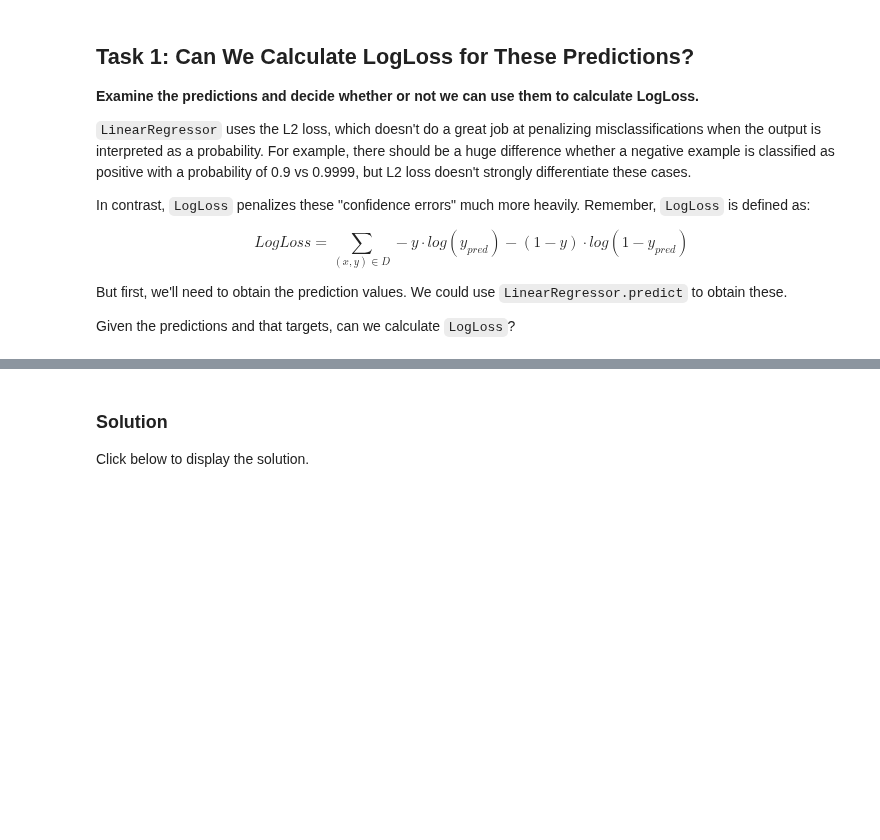
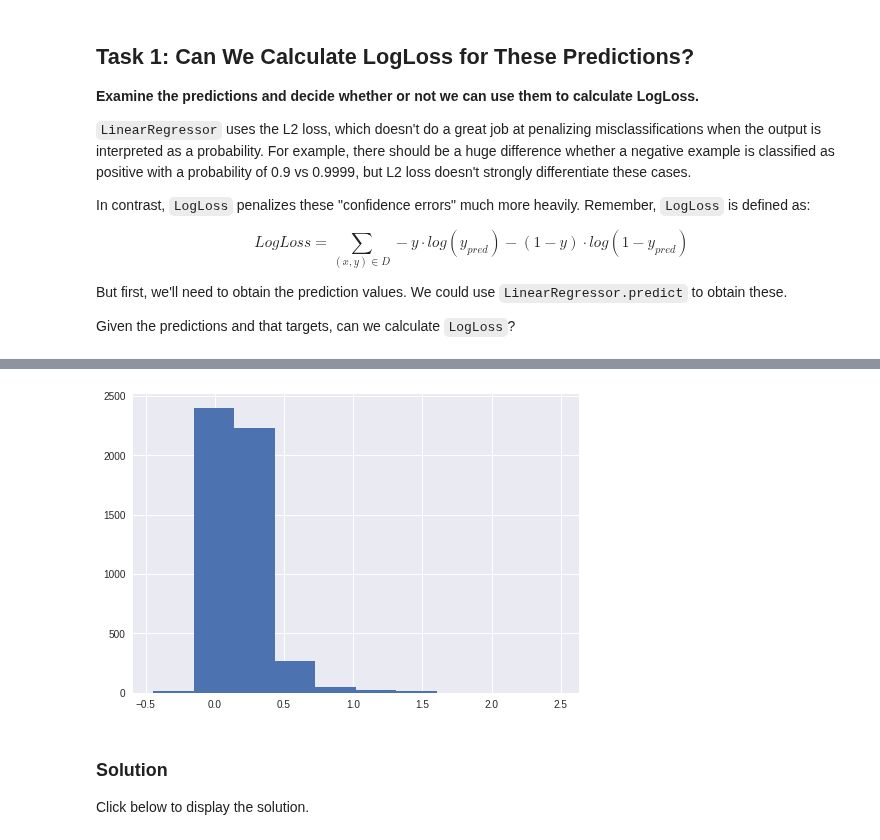
Before and after one commit to treziapov/ai, a Jupyter notebook: google-ml-crash-course/12-classification/logistic_regression.ipynb, the cells around one changed output, grey strips where cells are left out. Drawn from its saved outputs; the diff is of its cells as text; code cells hidden in the pictures; blank space fills up the shorter version.

```diff
--- a/google-ml-crash-course/12-classification/logistic_regression.ipynb
+++ b/google-ml-crash-course/12-classification/logistic_regression.ipynb
@@ -284,3 +340,28 @@ $$Log Loss = \sum_{(x,y)\in D} -y \cdot log(y_{pred}) - (1 - y) \cdot log(1 - y_
 But first, we'll need to obtain the prediction values. We could use `LinearRegressor.predict` to obtain these.
 
 Given the predictions and that targets, can we calculate `LogLoss`?
+# %%
+predict_validation_input_fn = lambda: my_input_fn(
+        validation_examples,
+        validation_targets["median_house_value_is_high"],
+        num_epochs=1,
+        shuffle=False
+)
+validation_predictions = linear_regressor.predict(input_fn=predict_validation_input_fn)
+validation_predictions = np.array([item["predictions"][0] for item in validation_predictions])
+
+log_loss = 0.0
+for ypred, ytarget in zip(validation_predictions, validation_targets["median_house_value_is_high"]):
+  if ypred <= 0.000000:
+    ypred = 0.01
+  if ypred >= 1.00000:
+    ypred = 0.9999
+  try:
+    log_loss += -1.0 * ytarget * log(ypred) - (1.0 - ytarget) * log(1.0 - ypred)
+  except:
+    print("Error with Prediction: " + str(ypred) + ", target: " + str(ytarget))
+    cotinue
+
+print("Log loss: " + str(log_loss))
+_ = plt.hist(validation_predictions)
+# %% [output]
@@ -287,3 +369,4 @@ Given the predictions and that targets, can we calculate `LogLoss`?
+[figure, added]
 # %% [markdown]
 ### Solution
 
```
Also changed, not shown: parts of 11 cells of this notebook.
